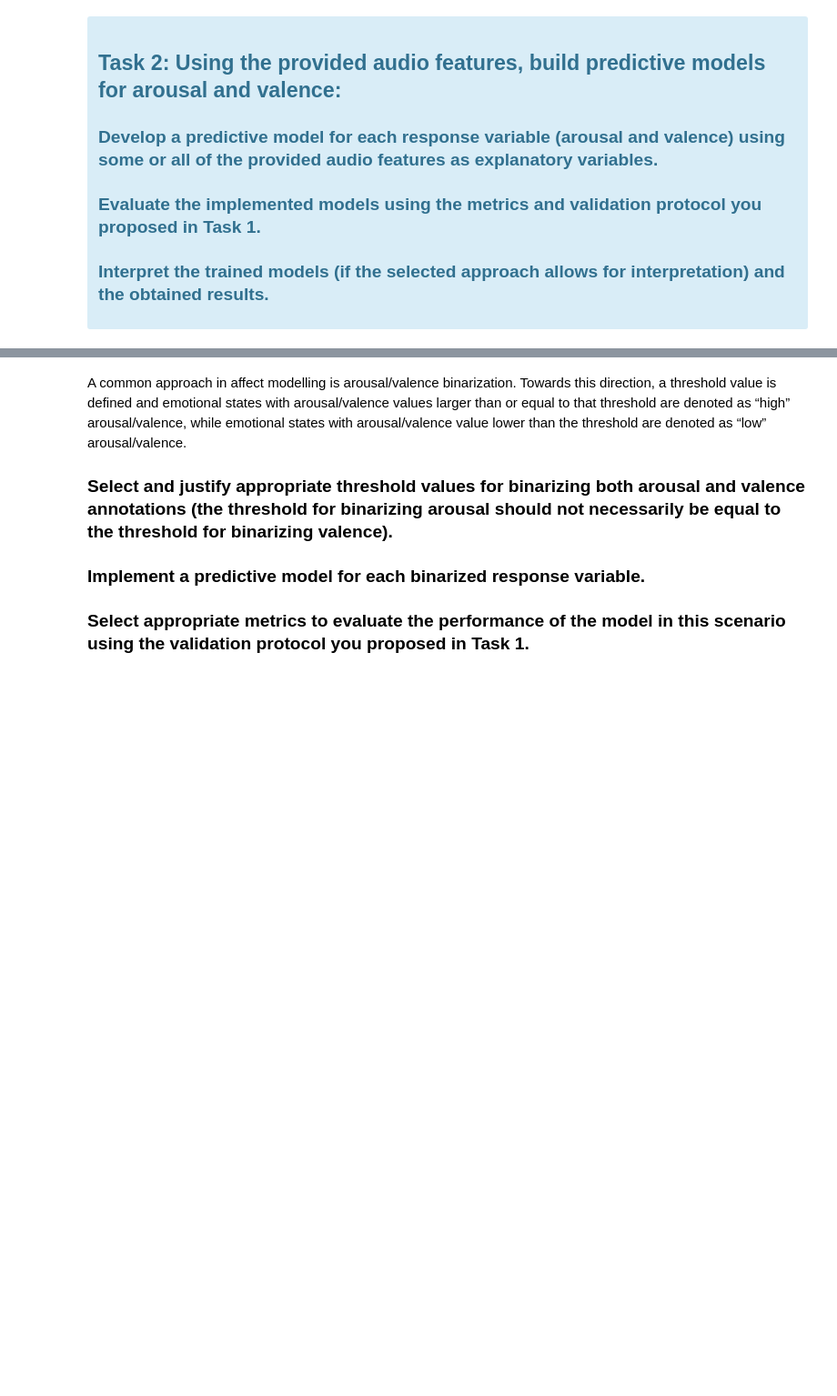
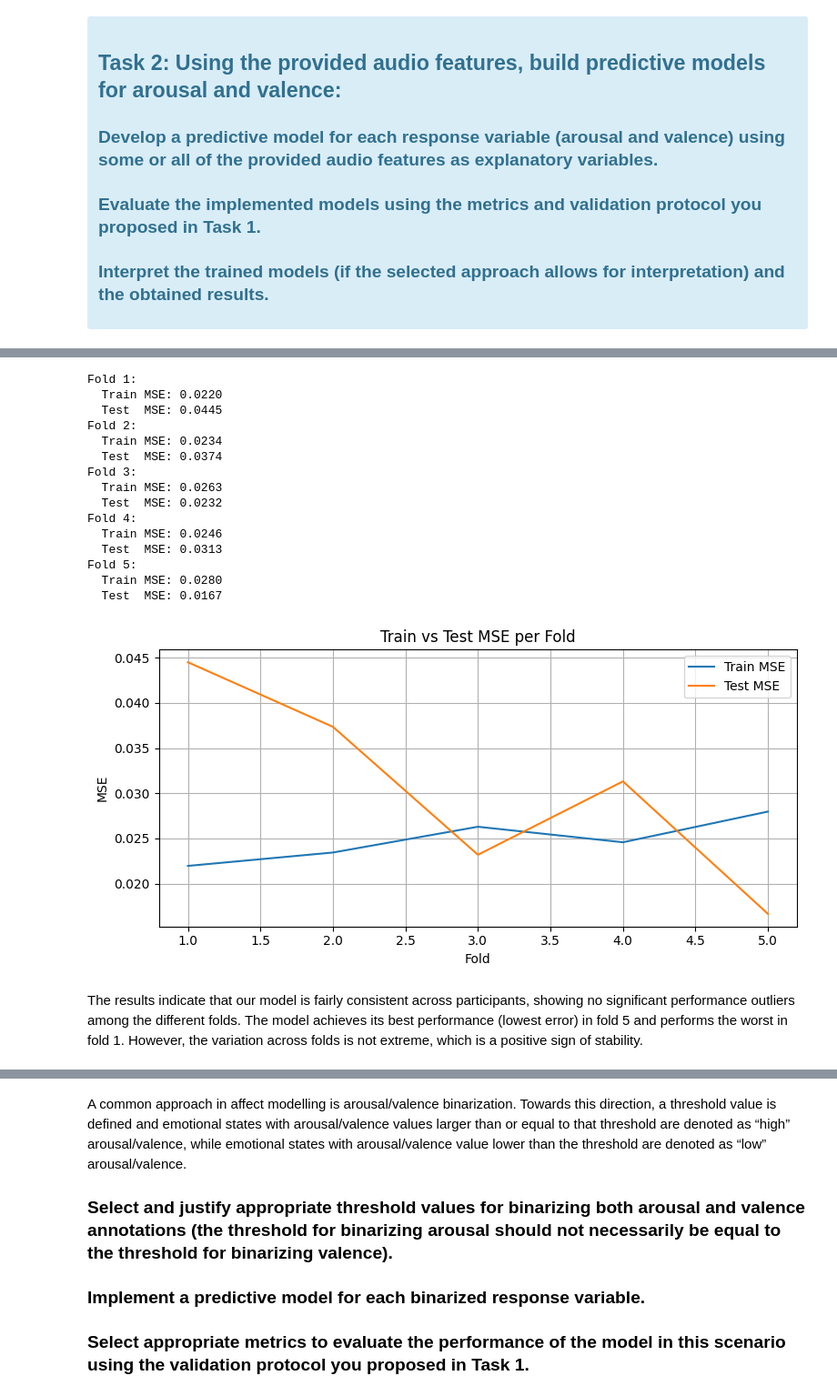
Before and after one commit to carmelgafa/ari5102, a Jupyter notebook: project_1/carmel.gafa.ipynb, the cells around one changed output, grey strips where cells are left out. Shown at 91% size. Drawn from its saved outputs; the diff is of its cells as text; code cells hidden in the pictures; blank space fills up the shorter version.

Commit message:
prj -- task 2 model

```diff
--- a/project_1/carmel.gafa.ipynb
+++ b/project_1/carmel.gafa.ipynb
@@ -299,0 +740,75 @@ my_list = list(my_set)
+# %%
+from sklearn.metrics import mean_squared_error
+
+# Define model and selector again
+estimator = LinearRegression()
+rfe = RFE(estimator=estimator, n_features_to_select=20)
+
+# GroupKFold setup
+gkf = GroupKFold(n_splits=5)
+
+train_mse = []
+test_mse = []
+
+for fold, (train_idx, test_idx) in enumerate(gkf.split(X, y, groups)):
+    # Split by fold
+    X_train, X_test = X.iloc[train_idx], X.iloc[test_idx]
+    y_train, y_test = y.iloc[train_idx], y.iloc[test_idx]
+
+    # Scale
+    scaler = StandardScaler()
+    X_train_scaled = scaler.fit_transform(X_train)
+    X_test_scaled = scaler.transform(X_test)
+
+    # Fit RFE on training data only
+    rfe.fit(X_train_scaled, y_train)
+
+    # Transform features
+    X_train_sel = rfe.transform(X_train_scaled)
+    X_test_sel = rfe.transform(X_test_scaled)
+
+    # Fit model
+    model = LinearRegression()
+    model.fit(X_train_sel, y_train)
+
+    # Predict and evaluate
+    y_train_pred = model.predict(X_train_sel)
+    y_test_pred = model.predict(X_test_sel)
+
+    train_mse.append(mean_squared_error(y_train, y_train_pred))
+    test_mse.append(mean_squared_error(y_test, y_test_pred))
+
+    print(f"Fold {fold + 1}:")
+    print(f"  Train MSE: {train_mse[-1]:.4f}")
+    print(f"  Test  MSE: {test_mse[-1]:.4f}")
+
+# Optional: Plot the results
+plt.figure(figsize=(8, 4))
+plt.plot(range(1, 6), train_mse, label='Train MSE')
+plt.plot(range(1, 6), test_mse, label='Test MSE')
+plt.xlabel("Fold")
+plt.ylabel("MSE")
+plt.title("Train vs Test MSE per Fold")
+plt.legend()
+plt.grid(True)
+plt.tight_layout()
+plt.show()
+# %% [output]
+Fold 1:
+  Train MSE: 0.0220
+  Test  MSE: 0.0445
+Fold 2:
+  Train MSE: 0.0234
+  Test  MSE: 0.0374
+Fold 3:
+  Train MSE: 0.0263
+  Test  MSE: 0.0232
+Fold 4:
+  Train MSE: 0.0246
+  Test  MSE: 0.0313
+Fold 5:
+  Train MSE: 0.0280
+  Test  MSE: 0.0167
+[figure, added]
+# %% [markdown]
+The results indicate that our model is fairly consistent across participants, showing no significant performance outliers among the different folds. The model achieves its best performance (lowest error) in fold 5 and performs the worst in fold 1. However, the variation across folds is not extreme, which is a positive sign of stability.
```
Also changed, not shown: parts of 15 cells of this notebook, 7 other files.
